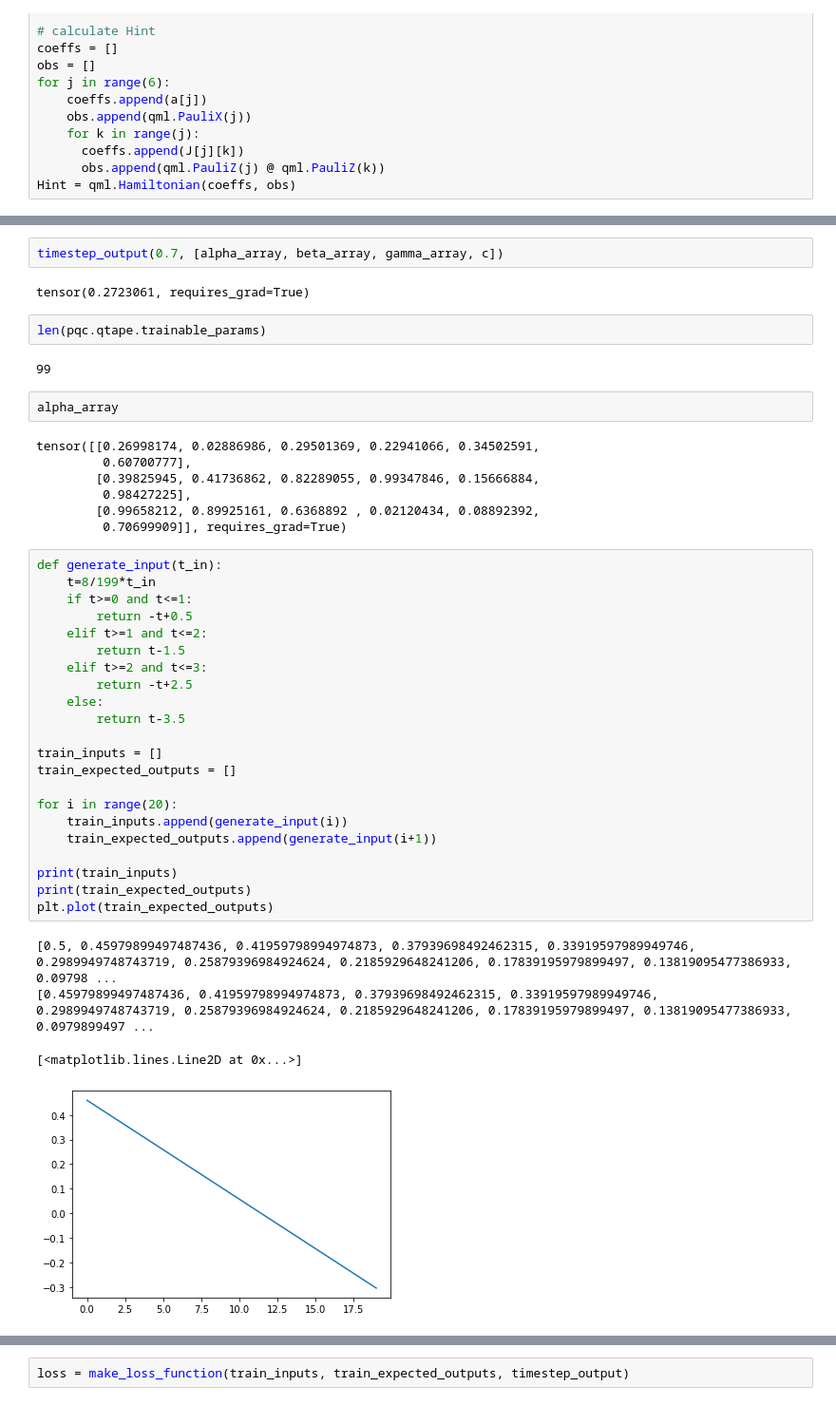
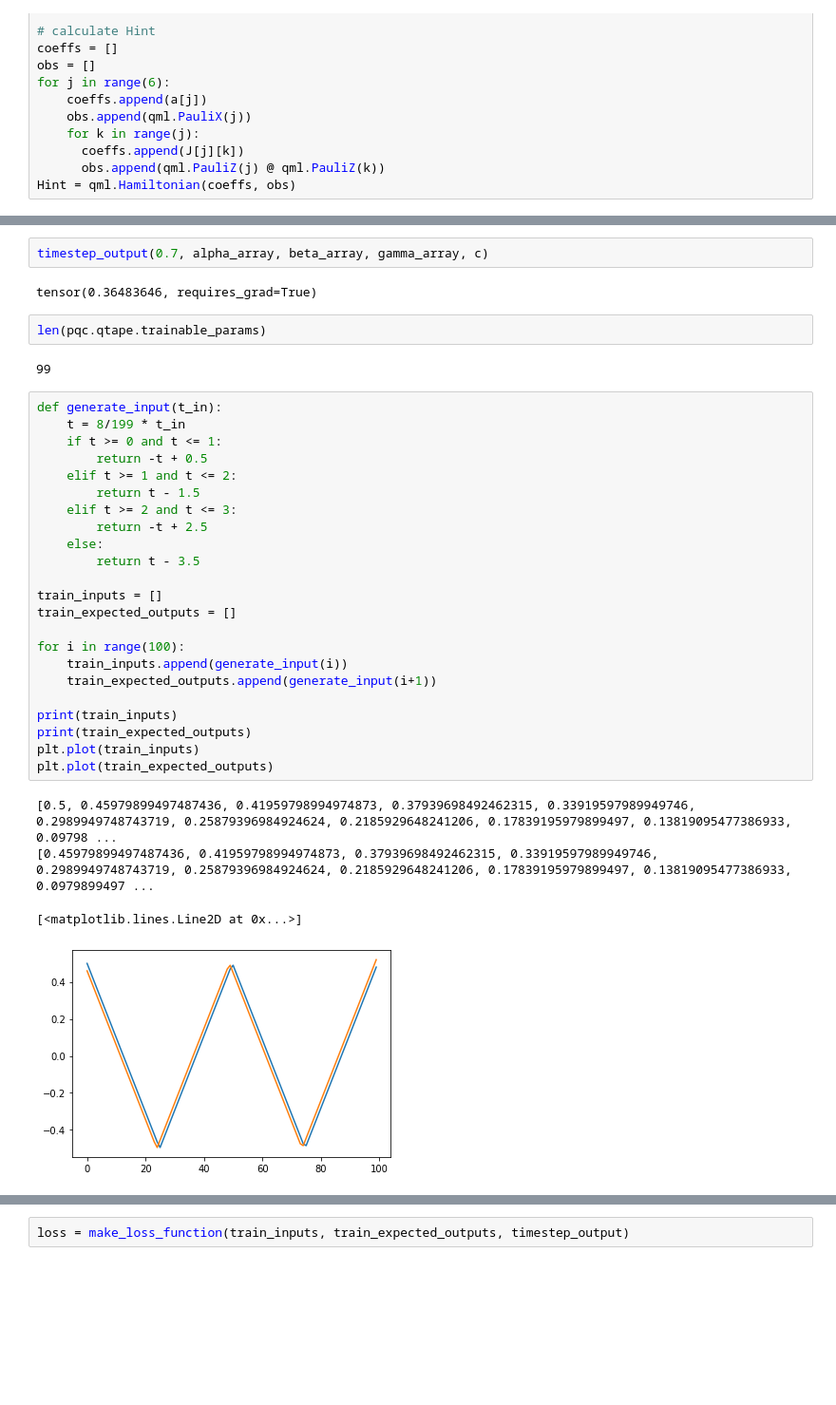
Before and after one commit to gbaijayu/400Q_Project, a Jupyter notebook: CPEN400Q_FinalProject.ipynb, the cells around one changed output, grey strips where cells are left out. Shown at 95% size. Cells and saved outputs as stored; diff of their text form; blank space fills up the shorter version.

```diff
--- a/CPEN400Q_FinalProject.ipynb
+++ b/CPEN400Q_FinalProject.ipynb
@@ -174,49 +148,41 @@ print(qml.draw_mpl(pqc)(0.5, alpha_array, beta_array, gamma_array))
 (<Figure size 1152x504 with 1 Axes>, <Axes:>)
 [figure]
 # %%
-timestep_output(0.7, [alpha_array, beta_array, gamma_array, c])
+timestep_output(0.7, alpha_array, beta_array, gamma_array, c)
 # %% [output]
-tensor(0.2723061, requires_grad=True)
+tensor(0.36483646, requires_grad=True)
 # %%
 len(pqc.qtape.trainable_params)
 # %% [output]
 99
-# %%
-alpha_array
-# %% [output]
-tensor([[0.26998174, 0.02886986, 0.29501369, 0.22941066, 0.34502591,
-         0.60700777],
-        [0.39825945, 0.41736862, 0.82289055, 0.99347846, 0.15666884,
-         0.98427225],
-        [0.99658212, 0.89925161, 0.6368892 , 0.02120434, 0.08892392,
-         0.70699909]], requires_grad=True)
 # %%
 def generate_input(t_in):
-    t=8/199*t_in
-    if t>=0 and t<=1:
-        return -t+0.5
-    elif t>=1 and t<=2:
-        return t-1.5
-    elif t>=2 and t<=3:
-        return -t+2.5
+    t = 8/199 * t_in
+    if t >= 0 and t <= 1:
+        return -t + 0.5
+    elif t >= 1 and t <= 2:
+        return t - 1.5
+    elif t >= 2 and t <= 3:
+        return -t + 2.5
     else:
-        return t-3.5
+        return t - 3.5
 
 train_inputs = []
 train_expected_outputs = []
 
-for i in range(20):
+for i in range(100):
     train_inputs.append(generate_input(i))
     train_expected_outputs.append(generate_input(i+1))
 
 print(train_inputs)
 print(train_expected_outputs)
+plt.plot(train_inputs)
 plt.plot(train_expected_outputs)
 # %% [output]
 [0.5, 0.45979899497487436, 0.41959798994974873, 0.37939698492462315, 0.33919597989949746, 0.2989949748743719, 0.25879396984924624, 0.2185929648241206, 0.17839195979899497, 0.13819095477386933, 0.09798 ...
 [0.45979899497487436, 0.41959798994974873, 0.37939698492462315, 0.33919597989949746, 0.2989949748743719, 0.25879396984924624, 0.2185929648241206, 0.17839195979899497, 0.13819095477386933, 0.0979899497 ...
 [<matplotlib.lines.Line2D at 0x...>]
-[figure, old version]
+[figure, new version]
 # %%
 ### Lecture 8 Demo helper functions
 
```
Also changed, not shown: parts of 10 cells of this notebook.
